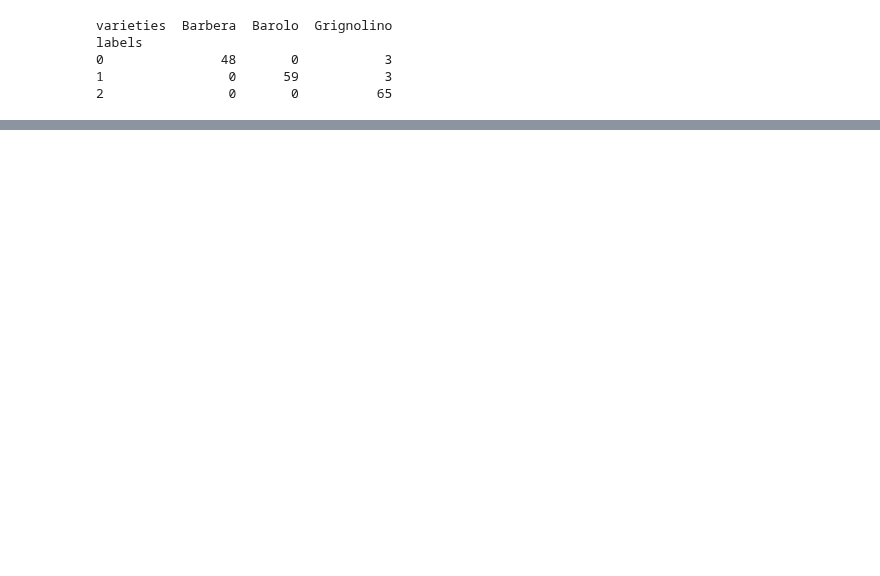
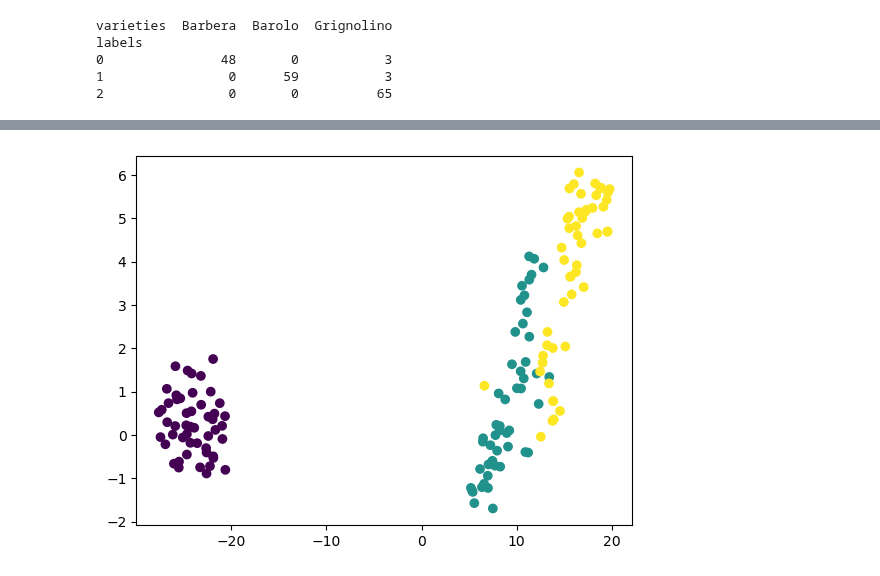
Before and after one commit to GuoweiYang19891101/datacamp_machine_learning_scientist_python, a Jupyter notebook: 2_unsupervised_learning.ipynb, the cells around one changed output, grey strips where cells are left out. Cells and saved outputs as stored; diff of their text form; code cells hidden in the pictures; blank space fills up the shorter version.

```diff
--- a/2_unsupervised_learning.ipynb
+++ b/2_unsupervised_learning.ipynb
@@ -181,0 +278,19 @@ labels
+# %%
+# t-SNE of iris in scikit-learn
+from sklearn import datasets
+import matplotlib.pyplot as plt
+from sklearn.manifold import TSNE
+
+iris = datasets.load_iris()
+samples = iris.data
+species = iris.target
+
+# create TSNE and plot
+model = TSNE(learning_rate=100)
+transformed = model.fit_transform(samples)
+xs = transformed[:, 0]
+ys = transformed[:, 1]
+plt.scatter(xs, ys, c=species)
+plt.show()
+# %% [output]
+[figure, added]
```
Also changed, not shown: parts of 35 cells of this notebook.
